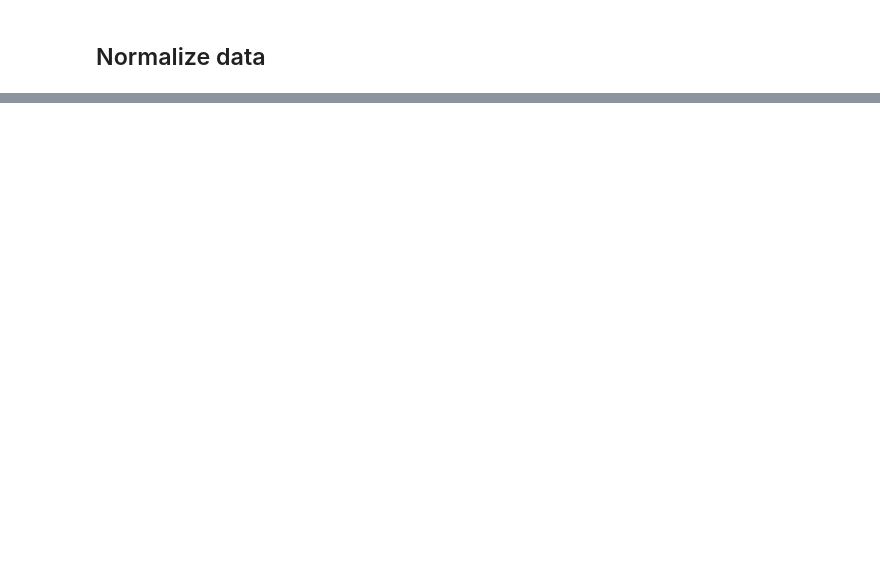
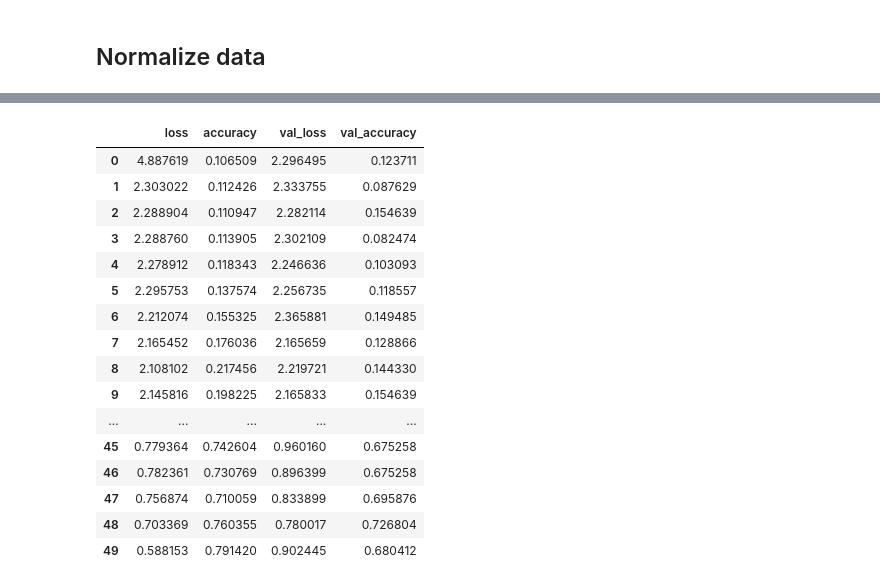
Before and after one commit to itsjustdannyb/Image-Classification, a Jupyter notebook: dog_breed_classifier.ipynb, the cells around one changed output, grey strips where cells are left out. Saved outputs shown, nothing was run; the diff lists cells and outputs as text; code cells hidden in the pictures; blank space fills up the shorter version.

```diff
--- a/dog_breed_classifier.ipynb
+++ b/dog_breed_classifier.ipynb
@@ -51,0 +118,16 @@ X_scaled = X / 225
+# %%
+from sklearn.model_selection import train_test_split
+
+ratio_train = 0.6
+ratio_val = 0.2
+ratio_test = 0.1
+
+X_tmp,X_test,y_tmp,y_test = train_test_split(X_scaled,y_encoded,test_size=ratio_test, random_state=42)
+X_train,X_val,y_train,y_val = train_test_split(X_tmp,y_tmp,test_size=0.2/(1-ratio_test), random_state=42)
+
+print(X_train.shape)
+print(y_train.shape)
+print(X_val.shape)
+print(y_val.shape)
+print(X_test.shape)
+print(y_test.shape)
@@ -51,0 +268,22 @@ X_scaled = X / 225
+# %%
+history = model.history.history
+history = pd.DataFrame(history)
+history
+# %% [output]
+|  | loss | accuracy | val_loss | val_accuracy |
+| 0 | 4.887619 | 0.106509 | 2.296495 | 0.123711 |
+| 1 | 2.303022 | 0.112426 | 2.333755 | 0.087629 |
+| 2 | 2.288904 | 0.110947 | 2.282114 | 0.154639 |
+| 3 | 2.288760 | 0.113905 | 2.302109 | 0.082474 |
+| 4 | 2.278912 | 0.118343 | 2.246636 | 0.103093 |
+| 5 | 2.295753 | 0.137574 | 2.256735 | 0.118557 |
+| 6 | 2.212074 | 0.155325 | 2.365881 | 0.149485 |
+| 7 | 2.165452 | 0.176036 | 2.165659 | 0.128866 |
+| 8 | 2.108102 | 0.217456 | 2.219721 | 0.144330 |
+| 9 | 2.145816 | 0.198225 | 2.165833 | 0.154639 |
+| ... | ... | ... | ... | ... |
+| 45 | 0.779364 | 0.742604 | 0.960160 | 0.675258 |
+| 46 | 0.782361 | 0.730769 | 0.896399 | 0.675258 |
+| 47 | 0.756874 | 0.710059 | 0.833899 | 0.695876 |
+| 48 | 0.703369 | 0.760355 | 0.780017 | 0.726804 |
+| 49 | 0.588153 | 0.791420 | 0.902445 | 0.680412 |
```
Also changed, not shown: parts of 25 cells of this notebook.
